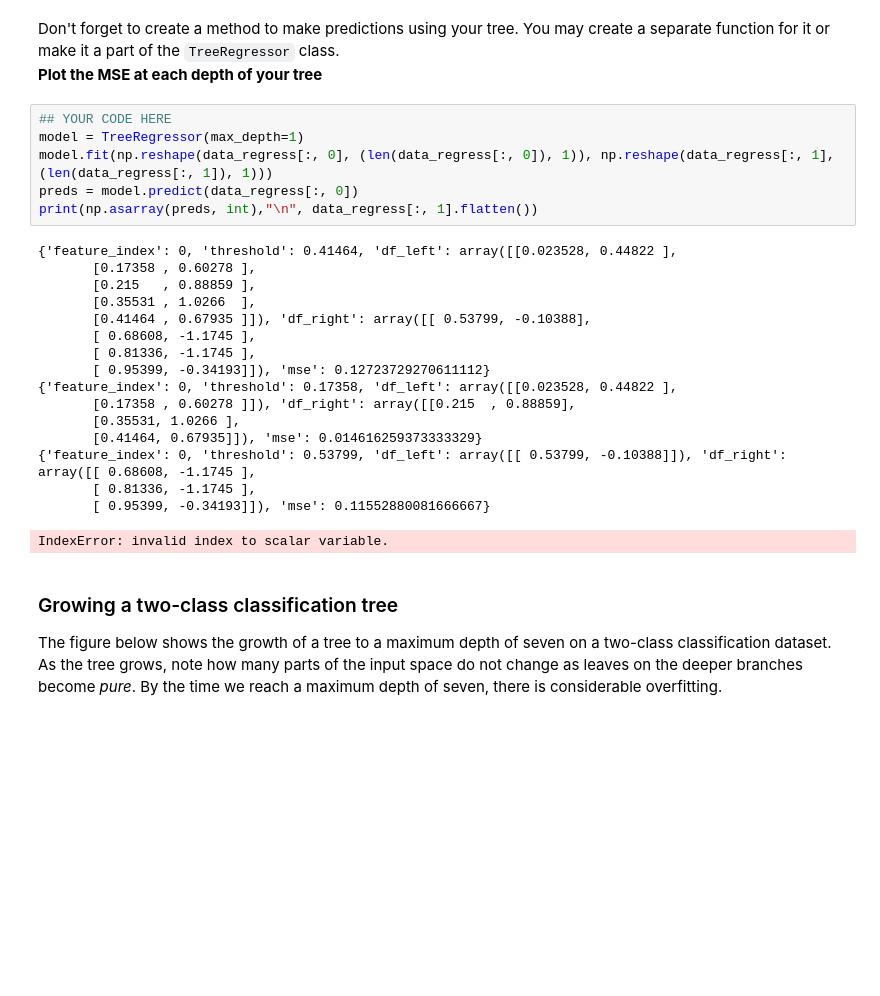
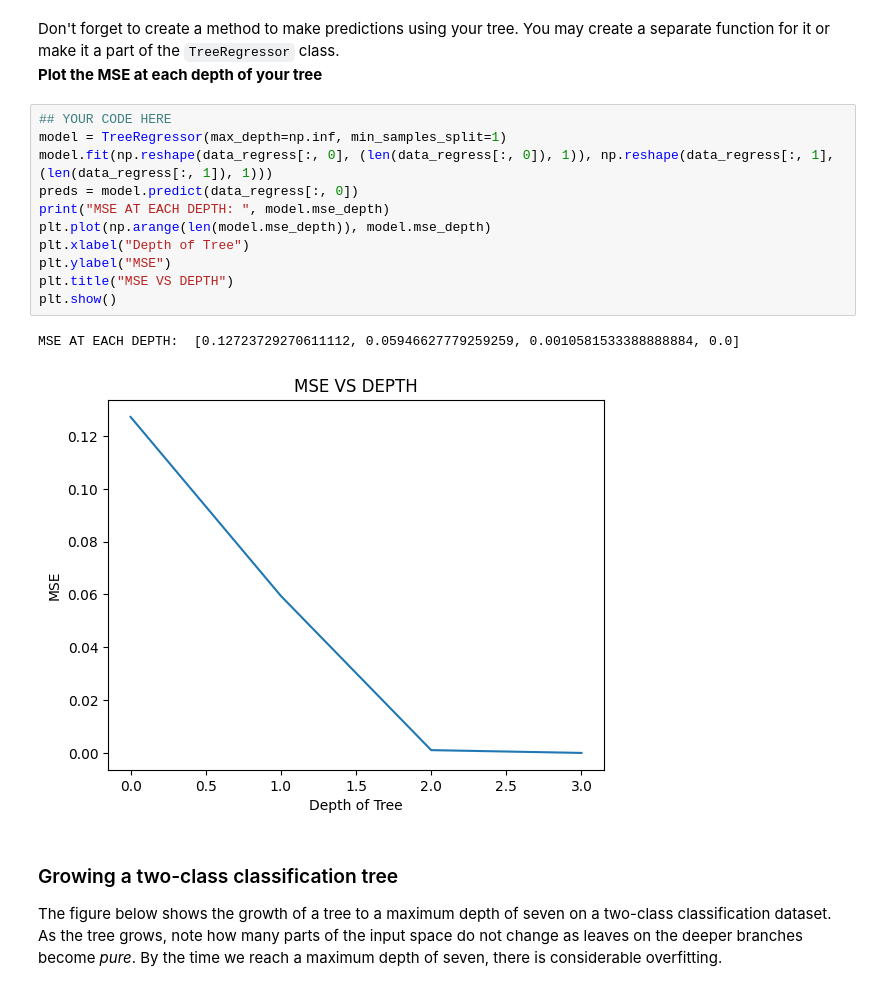
Before and after one commit to Tombo-Combo77/633Hw2, a Jupyter notebook: CSCE633_HW2_Starter_Notebook.ipynb, the cells around one changed output. Drawn from its saved outputs; the diff is of its cells as text; blank space fills up the shorter version.

```diff
--- a/CSCE633_HW2_Starter_Notebook.ipynb
+++ b/CSCE633_HW2_Starter_Notebook.ipynb
@@ -534,27 +541,18 @@ Don't forget to create a method to make predictions using your tree. You may cre
 **Plot the MSE at each depth of your tree**
 # %%
 ## YOUR CODE HERE
-model = TreeRegressor(max_depth=1)
+model = TreeRegressor(max_depth=np.inf, min_samples_split=1)
 model.fit(np.reshape(data_regress[:, 0], (len(data_regress[:, 0]), 1)), np.reshape(data_regress[:, 1], (len(data_regress[:, 1]), 1)))
 preds = model.predict(data_regress[:, 0])
-print(np.asarray(preds, int),"\n", data_regress[:, 1].flatten())
+print("MSE AT EACH DEPTH: ", model.mse_depth)
+plt.plot(np.arange(len(model.mse_depth)), model.mse_depth)
+plt.xlabel("Depth of Tree")
+plt.ylabel("MSE")
+plt.title("MSE VS DEPTH")
+plt.show()
 # %% [output]
-{'feature_index': 0, 'threshold': 0.41464, 'df_left': array([[0.023528, 0.44822 ],
-       [0.17358 , 0.60278 ],
-       [0.215   , 0.88859 ],
-       [0.35531 , 1.0266  ],
-       [0.41464 , 0.67935 ]]), 'df_right': array([[ 0.53799, -0.10388],
-       [ 0.68608, -1.1745 ],
-       [ 0.81336, -1.1745 ],
-       [ 0.95399, -0.34193]]), 'mse': 0.12723729270611112}
-{'feature_index': 0, 'threshold': 0.17358, 'df_left': array([[0.023528, 0.44822 ],
-       [0.17358 , 0.60278 ]]), 'df_right': array([[0.215  , 0.88859],
-       [0.35531, 1.0266 ],
-       [0.41464, 0.67935]]), 'mse': 0.014616259373333329}
-{'feature_index': 0, 'threshold': 0.53799, 'df_left': array([[ 0.53799, -0.10388]]), 'df_right': array([[ 0.68608, -1.1745 ],
-       [ 0.81336, -1.1745 ],
-       [ 0.95399, -0.34193]]), 'mse': 0.11552880081666667}
+MSE AT EACH DEPTH:  [0.12723729270611112, 0.05946627779259259, 0.0010581533388888884, 0.0]
-IndexError: invalid index to scalar variable.
+[figure, added]
 # %% [markdown]
 ### Growing a two-class classification tree
 
```
Also changed, not shown: parts of 16 cells of this notebook.
